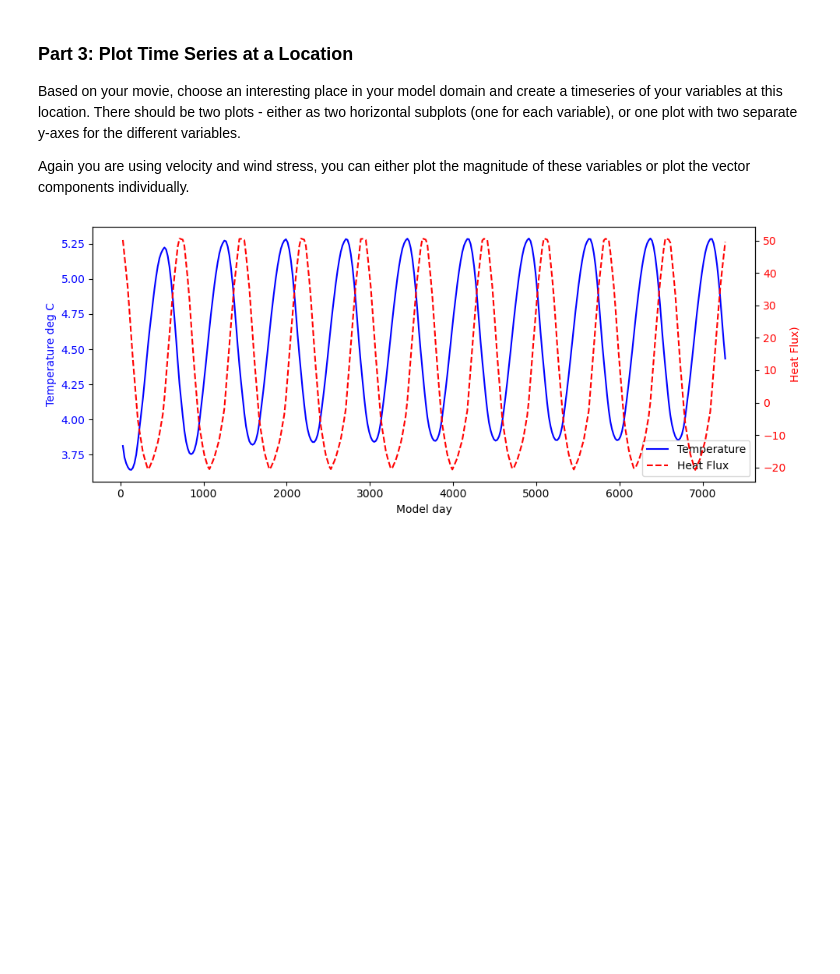
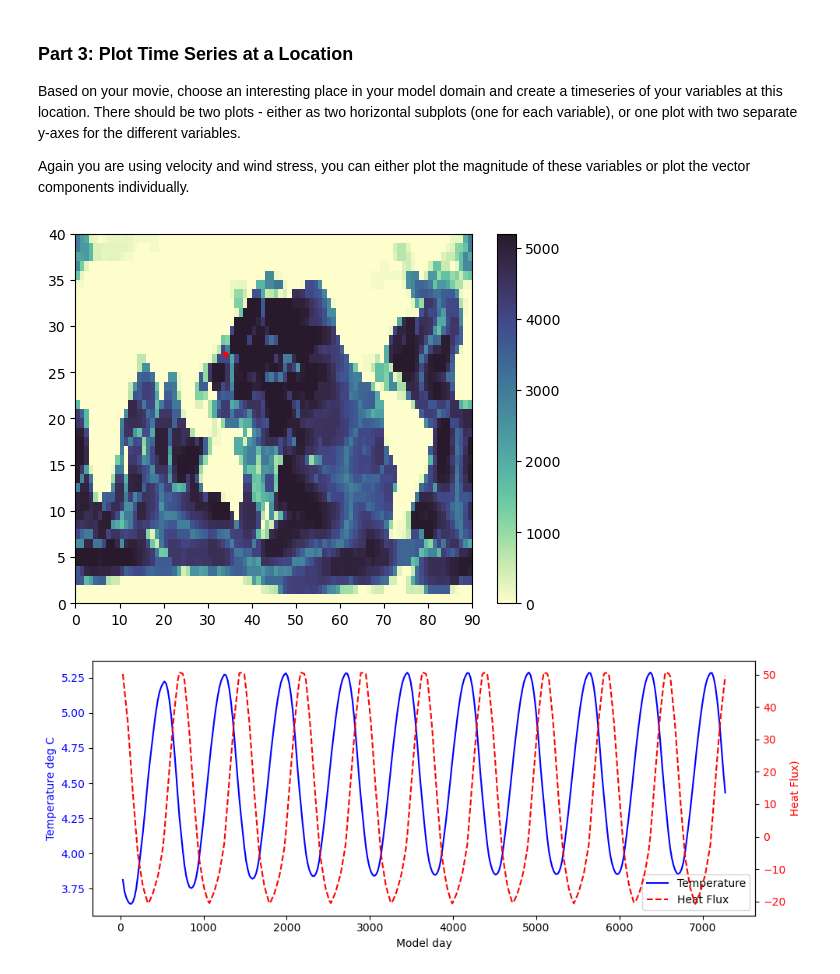
Before and after one commit to lkbayne/modeling_fall25, a Jupyter notebook: homework_5/HW5 An External Forcing Experiment.ipynb, the cells around one changed output. Saved outputs shown, nothing was run; the diff lists cells and outputs as text; code cells hidden in the pictures; blank space fills up the shorter version.

```diff
--- a/homework_5/HW5 An External Forcing Experiment.ipynb
+++ b/homework_5/HW5 An External Forcing Experiment.ipynb
@@ -150,8 +150,20 @@ Again you are using velocity and wind stress, you can either plot the magnitude
 # %%
 # to choose your location
 #Japan east coast current
-y0,y1 = 25,35
-x0,x1 = 25,35
+y = 27
+x = 34
+
+lesson_folder = '/Users/lkbayne/Desktop/modeling/Lectures/5'
+depth_file = os.path.join(lesson_folder, 'Depth.data')
+depth_grid = np.fromfile(depth_file, '>f4').reshape((40,90))
+
+# make a plot of the depth with the point on top of it
+plt.pcolormesh(depth_grid, cmap=cm.deep)
+plt.plot(x, y, 'r.')
+plt.colorbar()
+plt.show()
+# %% [output]
+[figure, added]
 # %%
 # make your timeseries
 # make an empty array
```
